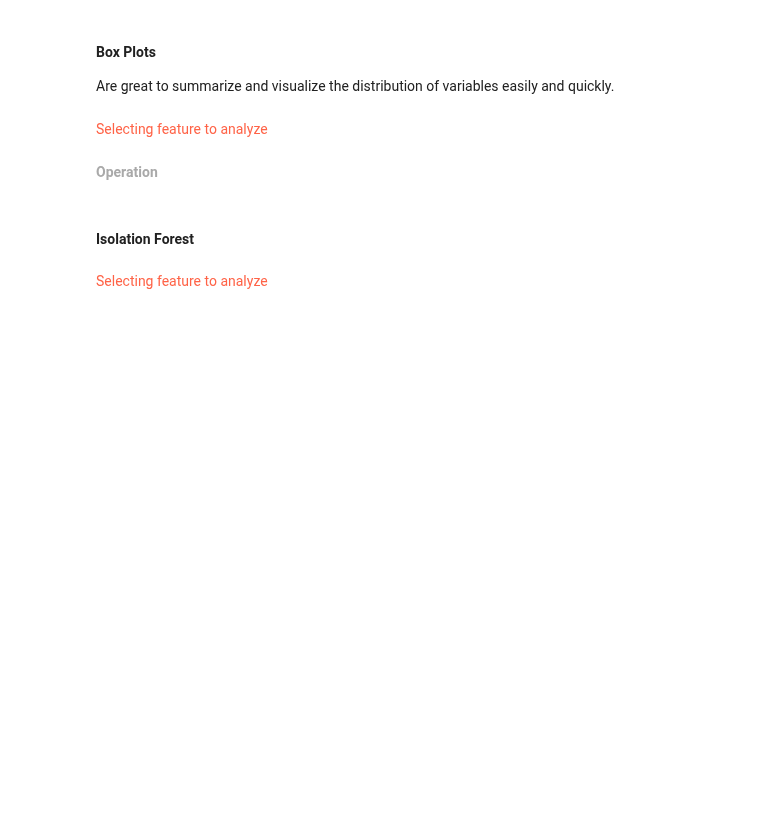
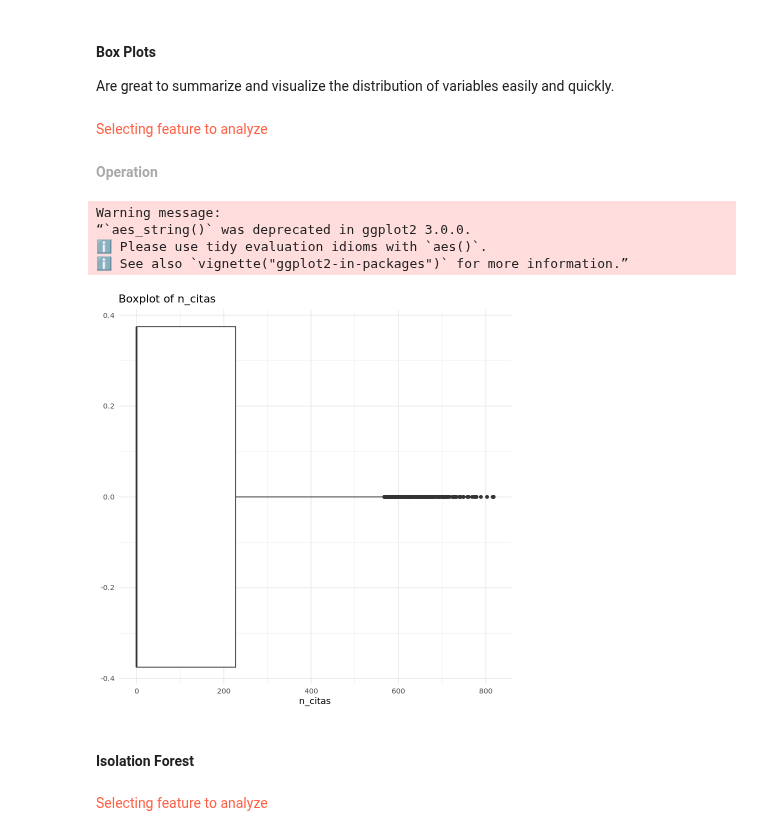
Before and after one commit to URJCDSLab/CitizenLab-Research-and-Development, a Jupyter notebook: casos_urjc/notebooks/dominios_II_y_III/04_vacunas/09.3.- Data Cleansing-Outliers_04_19_vacunacion_completo_v_01.ipynb, the cells around one changed output. Saved outputs shown, nothing was run; the diff lists cells and outputs as text; code cells hidden in the pictures; blank space fills up the shorter version.

```diff
--- a/casos_urjc/notebooks/dominios_II_y_III/04_vacunas/09.3.- Data Cleansing-Outliers_04_19_vacunacion_completo_v_01.ipynb
+++ b/casos_urjc/notebooks/dominios_II_y_III/04_vacunas/09.3.- Data Cleansing-Outliers_04_19_vacunacion_completo_v_01.ipynb
@@ -58,7 +61,7 @@ Data load using the {tcltk} package. Ucomment the line if using this option
 # %% [markdown]
 <font color='tomato'><b> OPCION B:</b> Especificar el nombre de archivo</font>
 # %%
-iFile <- "xxxx"
+iFile <- "CU_04_09.2_20_vacunacion_gripe_train_and_test_clean.csv"
 file_data <- paste0(iPath, iFile)
 
 if(file.exists(file_data)){
@@ -101,5 +143,6 @@ Are great to summarize and visualize the distribution of variables easily and qu
 <font color='tomato'>Selecting feature to analyze</font>
 # %%
 # Selecting feature to analyze
+column_name <- "n_citas"  # replace with your column name
 # %% [markdown]
 <font color='darkgrey'><b>Operation</font>
@@ -108,3 +149,18 @@ Are great to summarize and visualize the distribution of variables easily and qu
+# %%
+# Load the ggplot2 package
+library(ggplot2)
+
+# Visualize outliers
+ggplot(data, aes_string(x = column_name)) +
+  geom_boxplot() +
+  theme_minimal() +
+  ggtitle(paste("Boxplot of", column_name))
+# %% [output]
+Warning message:
+“`aes_string()` was deprecated in ggplot2 3.0.0.
+ℹ Please use tidy evaluation idioms with `aes()`.
+ℹ See also `vignette("ggplot2-in-packages")` for more information.”
+[figure, added]
 # %% [markdown]
 #### Isolation Forest
 # %% [markdown]
```
Also changed, not shown: parts of 48 cells of this notebook, 1 other file.
